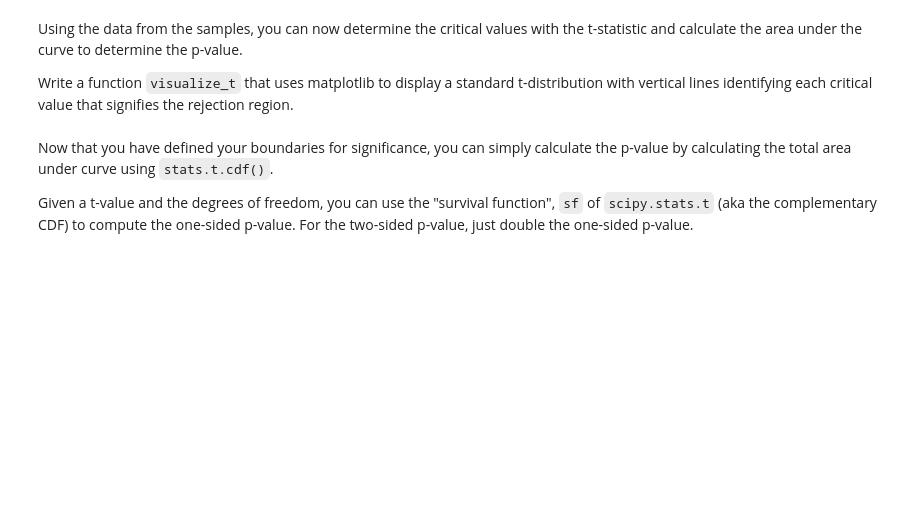
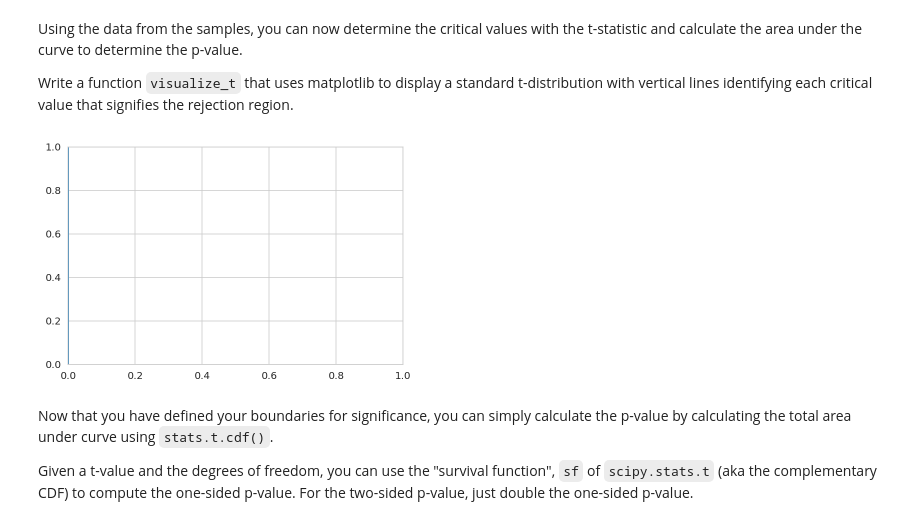
Before and after one commit to jmt0221/dsc-two-sample-t-tests-lab-nyc-ds-082619, a Jupyter notebook: index.ipynb, the cells around one changed output. Cells and saved outputs as stored; diff of their text form; code cells hidden in the pictures; blank space fills up the shorter version.

```diff
--- a/index.ipynb
+++ b/index.ipynb
@@ -146,22 +146,24 @@ Write a function `visualize_t` that uses matplotlib to display a standard t-dist
 # %%
 # Visualize t and p_value
 
 def visualize_t(t_stat, n_control, n_experimental):
 
     # initialize a matplotlib "figure"
     fig, ax = plt.subplots()
     # generate points on the x axis between -4 and 4:
     xs = np.linspace(-4,4,500)
     # use stats.t.pdf to get values on the probability density function for the t-distribution
     t_crit = stats.t.ppf(1-0.025,df = n_control+n_experimental-2)
     ys= stats.t.pdf(xs, (n_control+n_experimental-2), 0, 1)
     # Draw two sided boundary for critical-t
-    ax.axv
+    ax.axvline(t_crit, color='black')
     return None
 
 n_control = len(control)
 n_experimental = len(experimental)
 visualize_t(t_stat, n_control, n_experimental)
+# %% [output]
+[figure, added]
 # %% [markdown]
 Now that you have defined your boundaries for significance, you can simply calculate the p-value by calculating the total area under curve using `stats.t.cdf()`.
 
```
